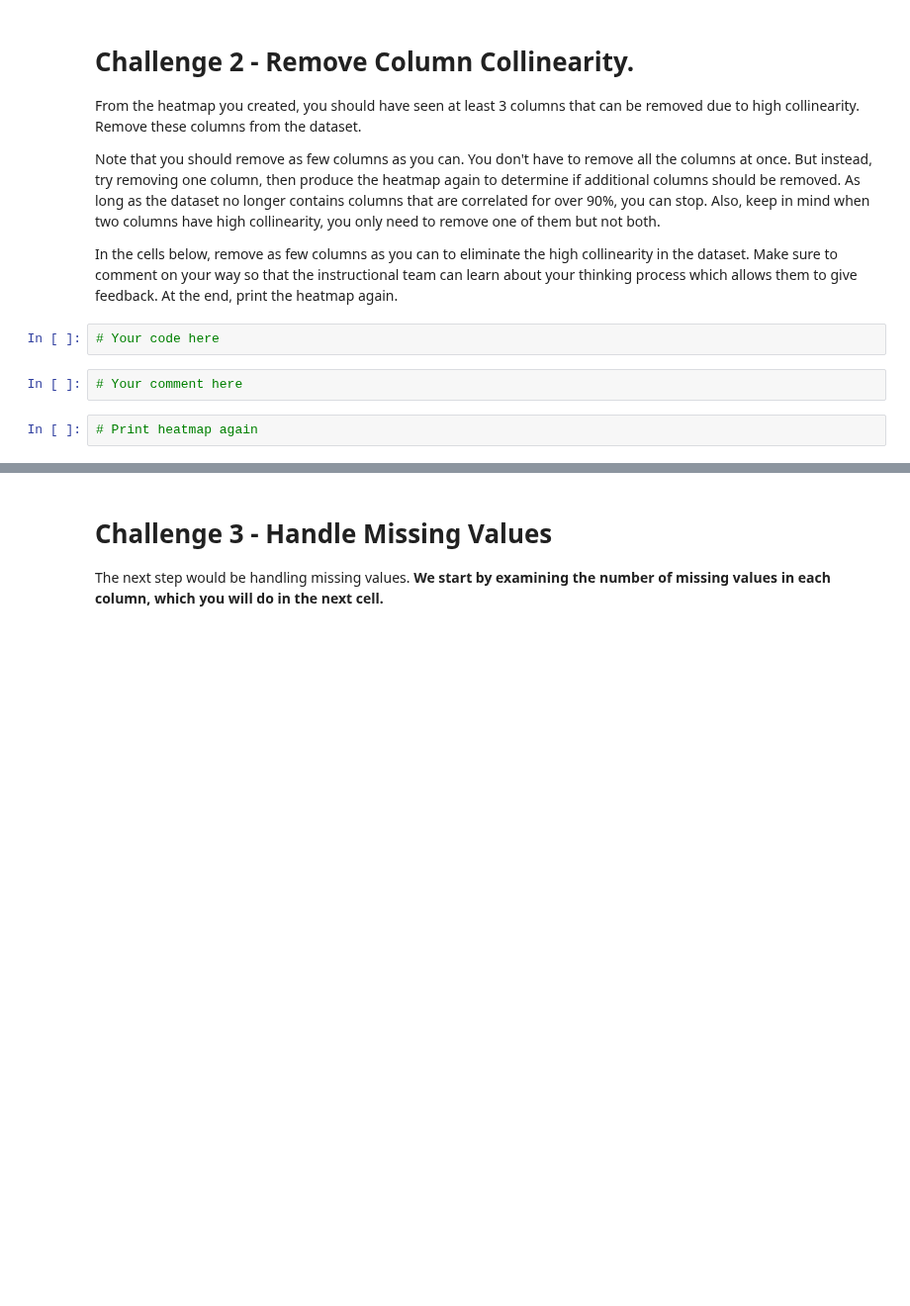
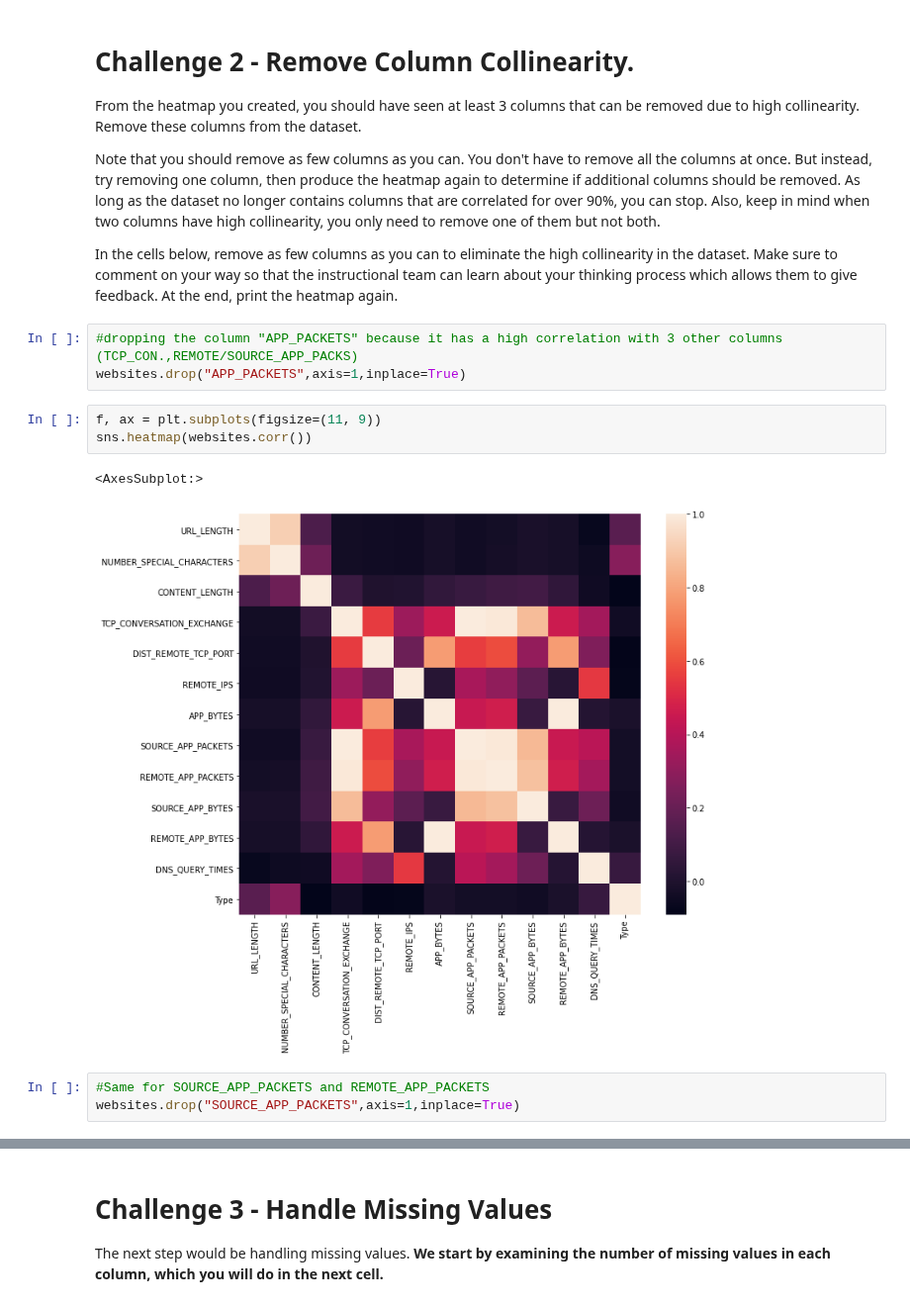
Before and after one commit to ta-data-remote/lab-supervised-learning, a Jupyter notebook: your-code/main.ipynb, the cells around one changed output, grey strips where cells are left out. Shown at 99% size. Cells and saved outputs as stored; diff of their text form; blank space fills up the shorter version.

```diff
--- a/your-code/main.ipynb
+++ b/your-code/main.ipynb
@@ -62,9 +116,15 @@ From the heatmap you created, you should have seen at least 3 columns that can b
 Note that you should remove as few columns as you can. You don't have to remove all the columns at once. But instead, try removing one column, then produce the heatmap again to determine if additional columns should be removed. As long as the dataset no longer contains columns that are correlated for over 90%, you can stop. Also, keep in mind when two columns have high collinearity, you only need to remove one of them but not both.
 
 In the cells below, remove as few columns as you can to eliminate the high collinearity in the dataset. Make sure to comment on your way so that the instructional team can learn about your thinking process which allows them to give feedback. At the end, print the heatmap again.
-# %%
-# Your code here
-# %%
-# Your comment here
-# %%
-# Print heatmap again
+# %%
+#dropping the column "APP_PACKETS" because it has a high correlation with 3 other columns (TCP_CON.,REMOTE/SOURCE_APP_PACKS)
+websites.drop("APP_PACKETS",axis=1,inplace=True)
+# %%
+f, ax = plt.subplots(figsize=(11, 9))
+sns.heatmap(websites.corr())
+# %% [output]
+<AxesSubplot:>
+[figure, added]
+# %%
+#Same for SOURCE_APP_PACKETS and REMOTE_APP_PACKETS
+websites.drop("SOURCE_APP_PACKETS",axis=1,inplace=True)
```
Also changed, not shown: parts of 98 cells of this notebook.
